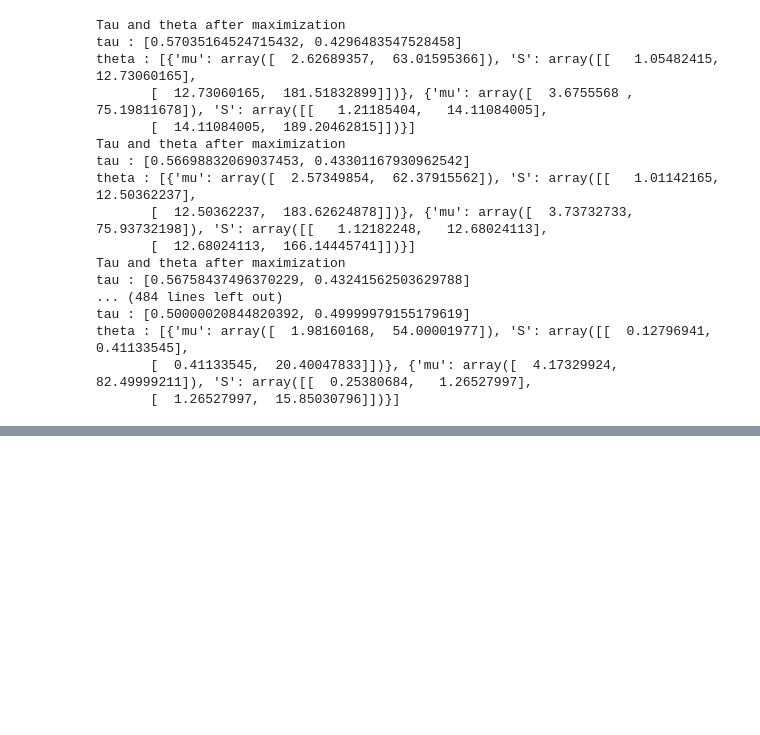
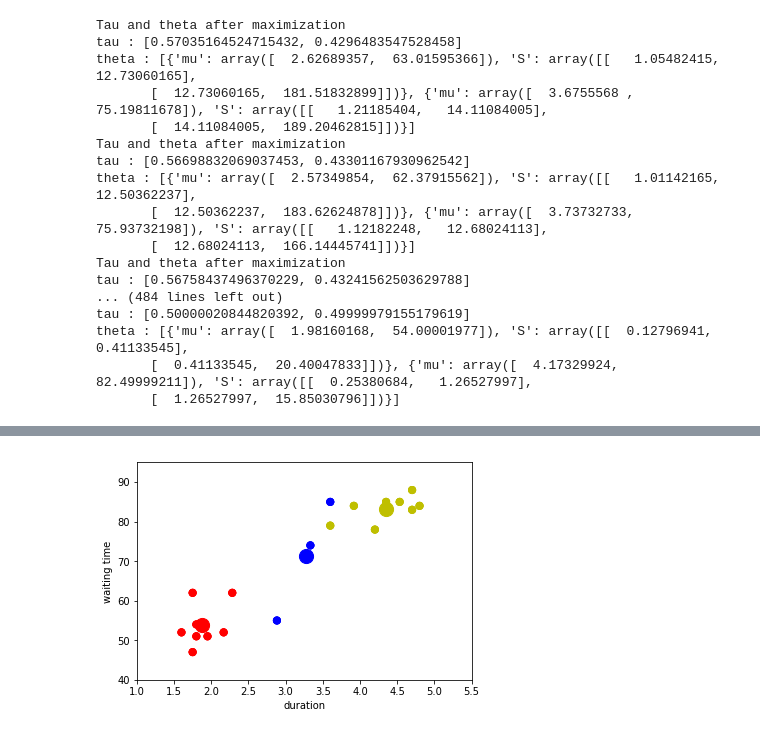
Before and after one commit to scoobaroo/clustering, a Jupyter notebook: problem 13.ipynb, the cells around one changed output, grey strips where cells are left out. Drawn from its saved outputs; the diff is of its cells as text; code cells hidden in the pictures; blank space fills up the shorter version.

```diff
--- a/problem 13.ipynb
+++ b/problem 13.ipynb
@@ -149,0 +255,5 @@ plt.show()
+# %%
+tau = [0.25,0.25,0.5]
+for i in range(100):
+    p = expectation(tau,theta)
+    tau,theta = maximization(p)
@@ -149,0 +290,17 @@ plt.show()
+# %%
+df = pd.DataFrame(X)
+color = []
+array = []
+for i in range(len(p[0])):
+    arr = np.array([p[0][i],p[1][i],p[2][i]])
+    maxIndex = np.argmax(arr)
+    array.append(maxIndex)
+for i in range(len(p[0])):
+    if array[i] == 1:
+        color.append('y')
+    elif array[i] == 2:
+        color.append('b')
+    else:
+        color.append('r')
+df['color'] = color
+df
@@ -149,0 +325,18 @@ plt.show()
+# %%
+import matplotlib.pyplot as plt
+import matplotlib
+for point in df:
+    plt.scatter(df[0],df[1],c=df['color'],s=50)
+mu1 = theta[0]['mu']
+mu2 = theta[1]['mu']
+mu3 = theta[2]['mu']
+plt.scatter(mu1[0],mu1[1],c='r',s=200)
+plt.scatter(mu2[0],mu2[1],c='y',s=200)
+plt.scatter(mu3[0],mu3[1],c='b',s=200)
+plt.xlim(1,5.5)
+plt.ylim(40,95)
+plt.xlabel("duration")
+plt.ylabel("waiting time")
+plt.show()
+# %% [output]
+[figure, added]
```
Also changed, not shown: parts of 11 cells of this notebook, 2 other files.
